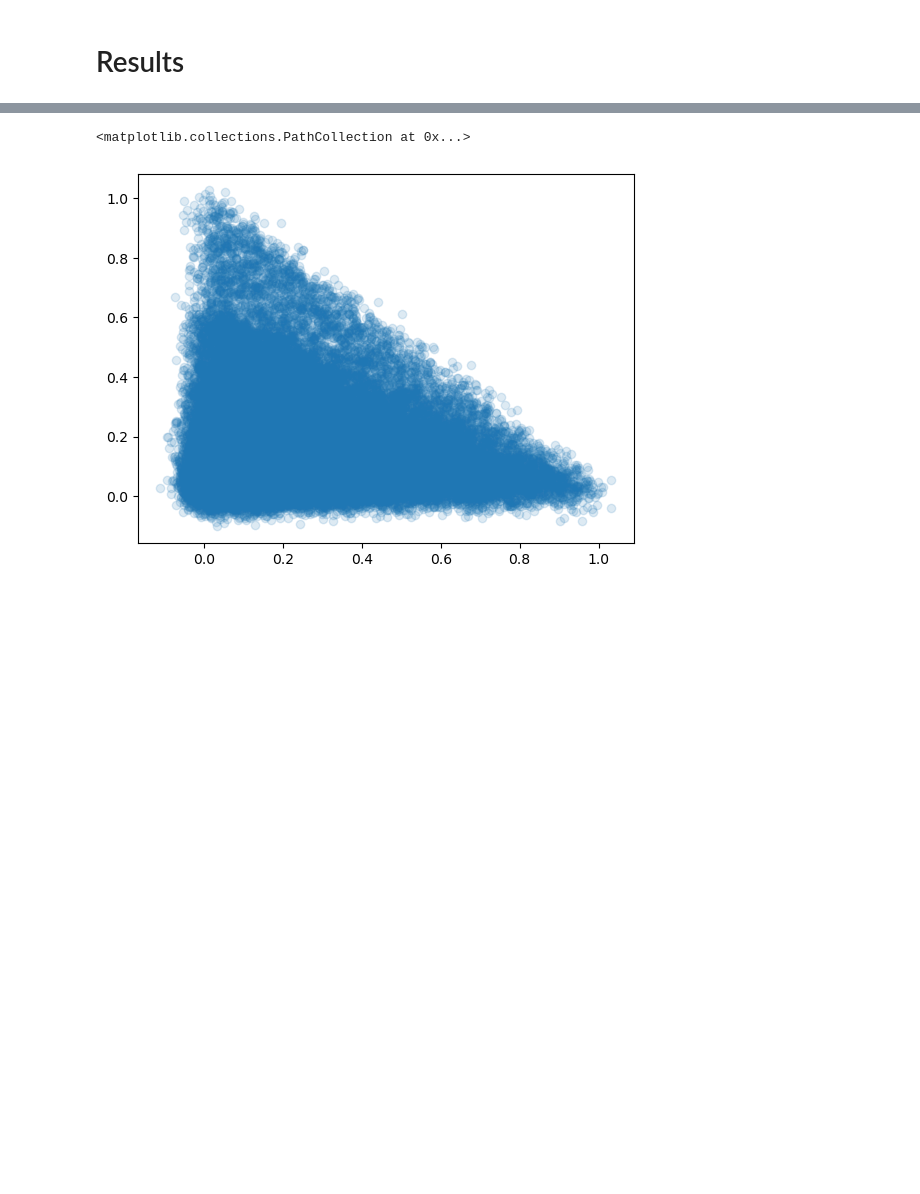
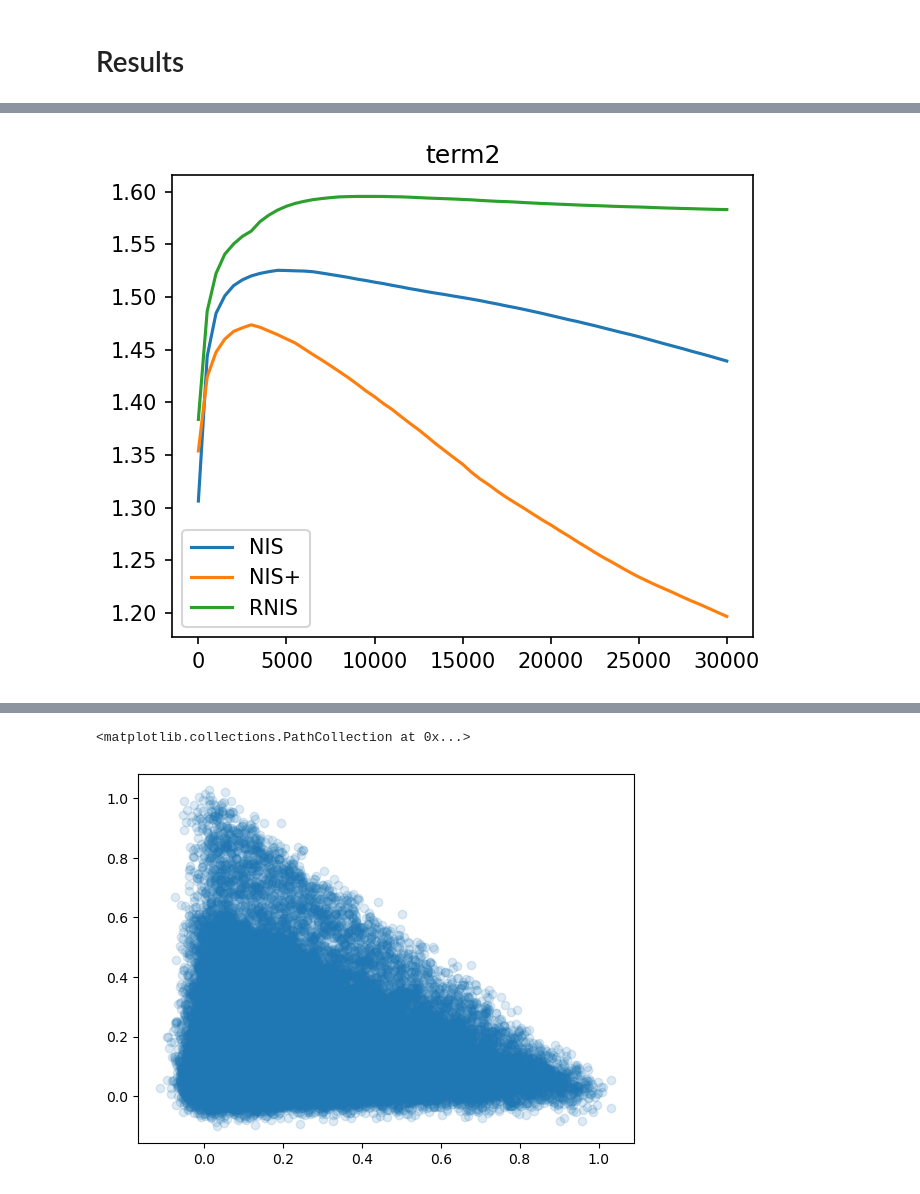
Before and after one commit to Matthew-ymz/Code-for-Finding-emergence-in-data-, a Jupyter notebook: exp/rnis/RNIS SIR.ipynb, the cells around one changed output, grey strips where cells are left out. Drawn from its saved outputs; the diff is of its cells as text; code cells hidden in the pictures; blank space fills up the shorter version.

```diff
--- a/exp/rnis/RNIS SIR.ipynb
+++ b/exp/rnis/RNIS SIR.ipynb
@@ -145,3 +159,15 @@ plt.show()
+# %%
+plt.figure(figsize=(5,4),dpi=150)
+timeseries = np.arange(len(eis_nis))*500
+plt.plot(timeseries, term2s_nis, label='NIS')
+plt.plot(timeseries, term2s_nisp, label='NIS+')
+plt.plot(timeseries, term2s_rnis, label='RNIS')
+plt.title(r'term2')
+plt.legend()
+# plt.yscale('log')
+plt.show()
+# %% [output]
+[figure, added]
 # %%
 plt.figure(figsize=(5,4),dpi=150)
 timeseries = np.arange(len(eis_nis))*500
```
Also changed, not shown: parts of 9 cells of this notebook, 4 other files.
